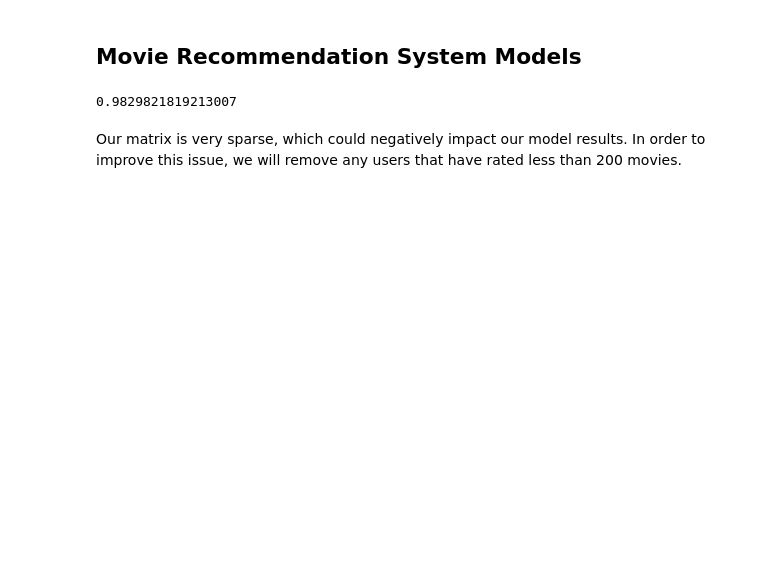
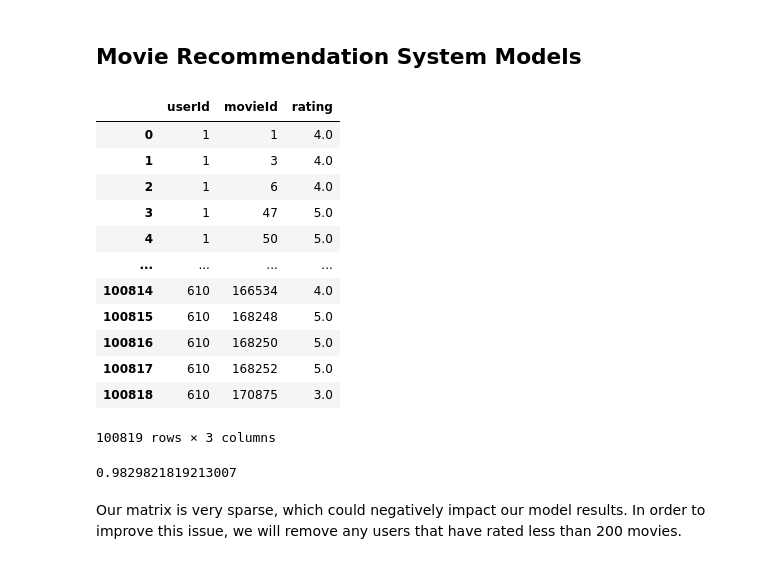
Before and after one commit to adinas94/MovieLens-Recommendation-System, a Jupyter notebook: Data/Modeling - Adina .ipynb, the cells around one changed output. Cells and saved outputs as stored; diff of their text form; code cells hidden in the pictures; blank space fills up the shorter version.

```diff
--- a/Data/Modeling - Adina .ipynb
+++ b/Data/Modeling - Adina .ipynb
@@ -16,3 +16,19 @@ df2 = df.drop(['Unnamed: 0', 'title', 'genres', 'year'], axis=1)
+# %%
+df2
+# %% [output]
+|  | userId | movieId | rating |
+| 0 | 1 | 1 | 4.0 |
+| 1 | 1 | 3 | 4.0 |
+| 2 | 1 | 6 | 4.0 |
+| 3 | 1 | 47 | 5.0 |
+| 4 | 1 | 50 | 5.0 |
+| ... | ... | ... | ... |
+| 100814 | 610 | 166534 | 4.0 |
+| 100815 | 610 | 168248 | 5.0 |
+| 100816 | 610 | 168250 | 5.0 |
+| 100817 | 610 | 168252 | 5.0 |
+| 100818 | 610 | 170875 | 3.0 |
+100819 rows × 3 columns
 # %%
 #Check sparsity of matrix
 numratings = len(df2['rating'])
```
Also changed, not shown: parts of 38 cells of this notebook.
